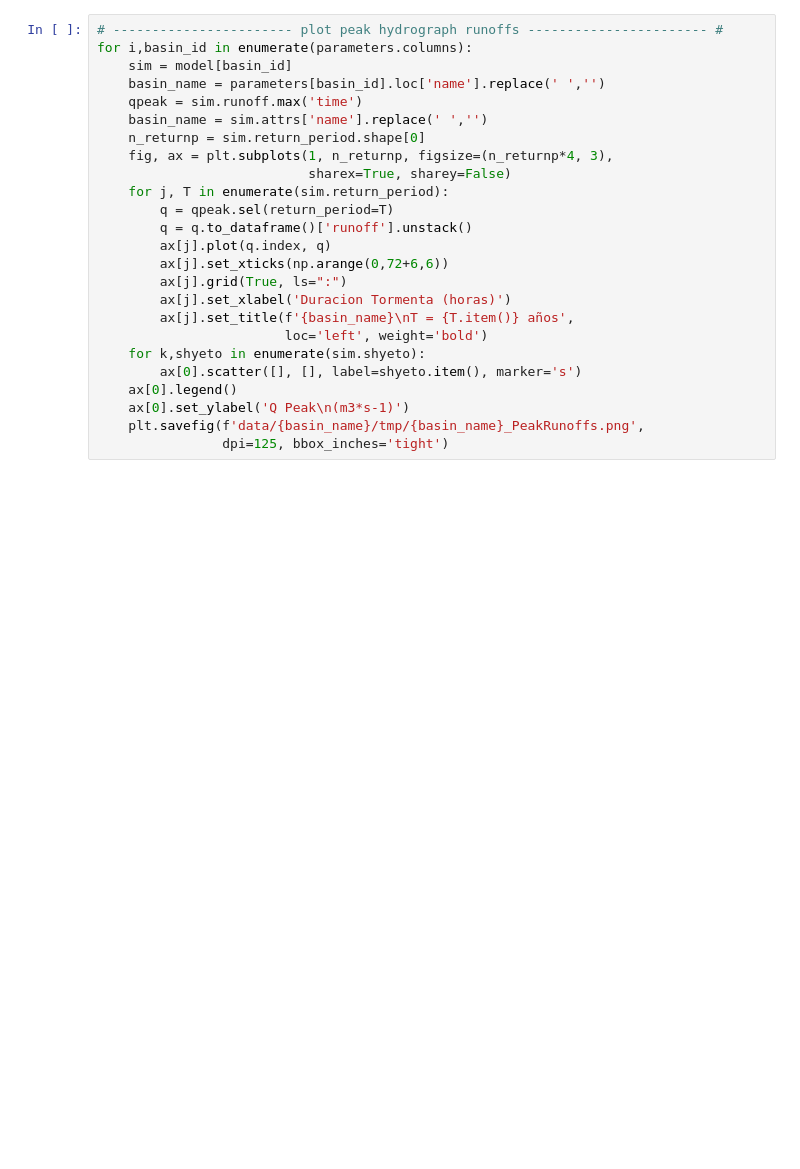
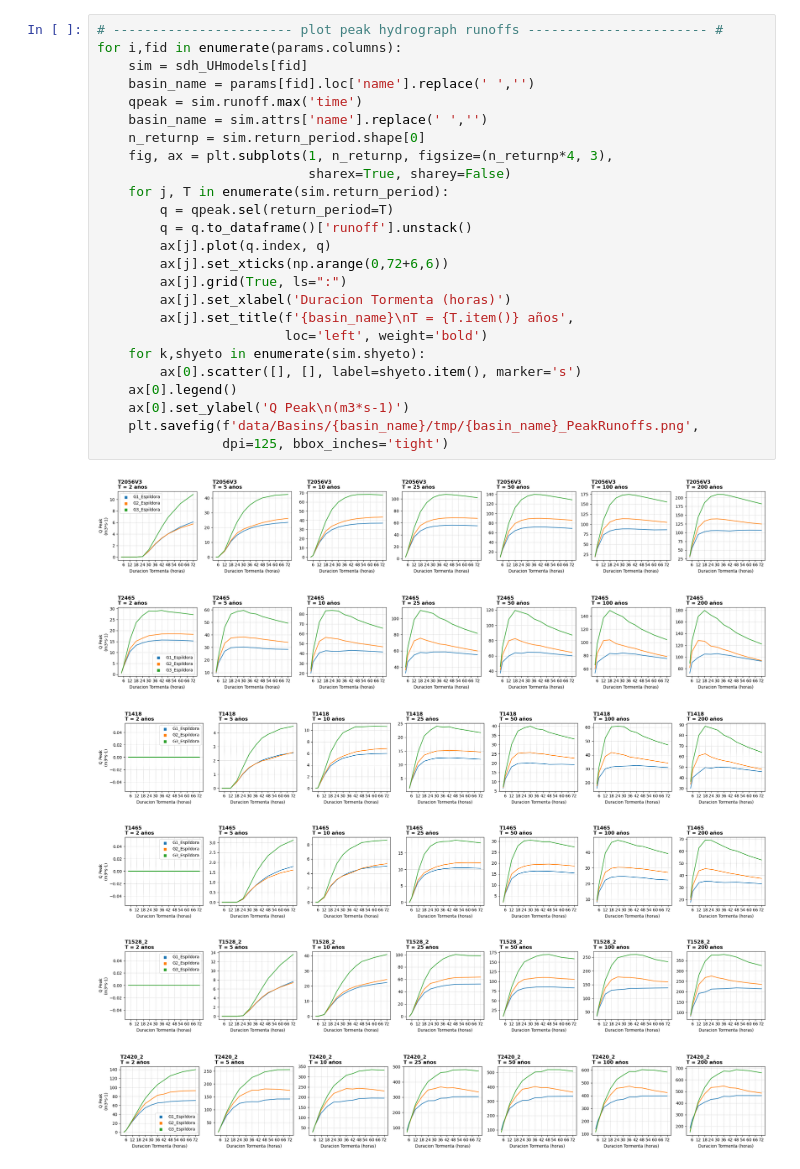
Before and after one commit to lucasglasner/hydrocivil, a Jupyter notebook: sdh_PostProcess.ipynb, the cells around one changed output. Saved outputs shown, nothing was run; the diff lists cells and outputs as text; blank space fills up the shorter version.

```diff
--- a/sdh_PostProcess.ipynb
+++ b/sdh_PostProcess.ipynb
@@ -55,25 +104,32 @@ for i,basin_id in enumerate(parameters.columns):
 # %%
 # ----------------------- plot peak hydrograph runoffs ----------------------- #
-for i,basin_id in enumerate(parameters.columns):
-    sim = model[basin_id]
-    basin_name = parameters[basin_id].loc['name'].replace(' ','')
+for i,fid in enumerate(params.columns):
+    sim = sdh_UHmodels[fid]
+    basin_name = params[fid].loc['name'].replace(' ','')
     qpeak = sim.runoff.max('time')
     basin_name = sim.attrs['name'].replace(' ','')
     n_returnp = sim.return_period.shape[0]
     fig, ax = plt.subplots(1, n_returnp, figsize=(n_returnp*4, 3),
                            sharex=True, sharey=False)
     for j, T in enumerate(sim.return_period):
         q = qpeak.sel(return_period=T)
         q = q.to_dataframe()['runoff'].unstack()
         ax[j].plot(q.index, q)
         ax[j].set_xticks(np.arange(0,72+6,6))
         ax[j].grid(True, ls=":")
         ax[j].set_xlabel('Duracion Tormenta (horas)')
         ax[j].set_title(f'{basin_name}\nT = {T.item()} años',
                         loc='left', weight='bold')
     for k,shyeto in enumerate(sim.shyeto):
         ax[0].scatter([], [], label=shyeto.item(), marker='s')
     ax[0].legend()
     ax[0].set_ylabel('Q Peak\n(m3*s-1)')
-    plt.savefig(f'data/{basin_name}/tmp/{basin_name}_PeakRunoffs.png',
+    plt.savefig(f'data/Basins/{basin_name}/tmp/{basin_name}_PeakRunoffs.png',
                 dpi=125, bbox_inches='tight')
+# %% [output]
+[figure, added]
+[figure, added]
+[figure, added]
+[figure, added]
+[figure, added]
+[figure, added]
```
Also changed, not shown: parts of 6 cells of this notebook, 20 other files.
